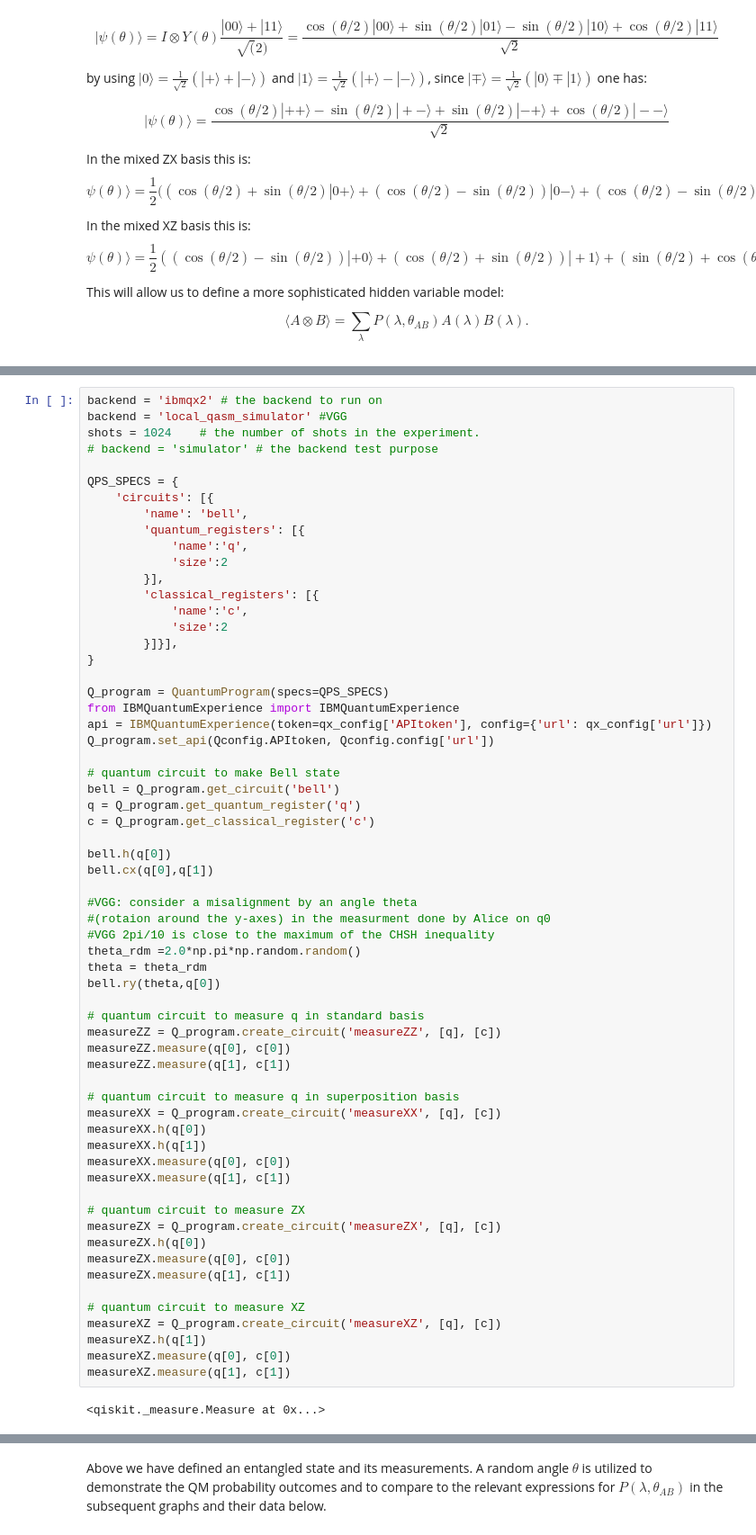
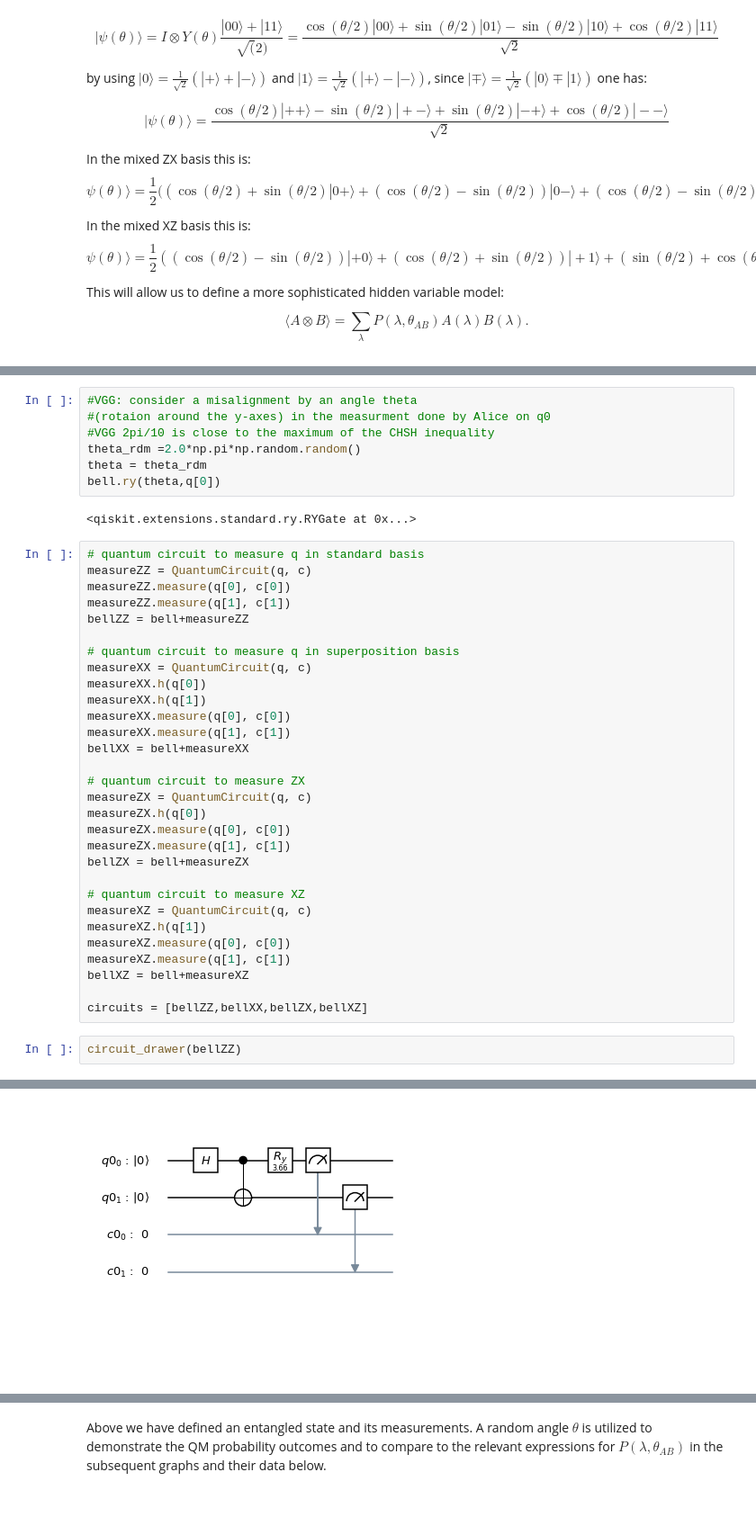
Before and after one commit to VGGatGitHub/Entanglement-Revisited, a Jupyter notebook: Entanglement_Revisited-VGG.ipynb, the cells around one changed output, grey strips where cells are left out. Shown at 90% size. Cells and saved outputs as stored; diff of their text form; blank space fills up the shorter version.

Commit message:
ipynb and its html version updated to run using the new  QISKit

```diff
--- a/Entanglement_Revisited-VGG.ipynb
+++ b/Entanglement_Revisited-VGG.ipynb
@@ -205,64 +238,42 @@ the best backend is ibmqx4 with coupling [[1, 0], [2, 0], [2, 1], [3, 2], [3, 4]
+# %%
+#VGG: consider a misalignment by an angle theta
+#(rotaion around the y-axes) in the measurment done by Alice on q0
+#VGG 2pi/10 is close to the maximum of the CHSH inequality
+theta_rdm =2.0*np.pi*np.random.random()
+theta = theta_rdm
+bell.ry(theta,q[0])
+# %% [output]
+<qiskit.extensions.standard.ry.RYGate at 0x...>
 # %%
-backend = 'ibmqx2' # the backend to run on
-backend = 'local_qasm_simulator' #VGG
-shots = 1024    # the number of shots in the experiment.
-# backend = 'simulator' # the backend test purpose
-
-QPS_SPECS = {
-    'circuits': [{
-        'name': 'bell',
-        'quantum_registers': [{
-            'name':'q',
-            'size':2
-        }],
-        'classical_registers': [{
-            'name':'c',
-            'size':2
-        }]}],
-}
-
-Q_program = QuantumProgram(specs=QPS_SPECS)
-from IBMQuantumExperience import IBMQuantumExperience
-api = IBMQuantumExperience(token=qx_config['APItoken'], config={'url': qx_config['url']})
-Q_program.set_api(Qconfig.APItoken, Qconfig.config['url'])
-
-# quantum circuit to make Bell state
-bell = Q_program.get_circuit('bell')
-q = Q_program.get_quantum_register('q')
-c = Q_program.get_classical_register('c')
-
-bell.h(q[0])
-bell.cx(q[0],q[1])
-
-#VGG: consider a misalignment by an angle theta
-#(rotaion around the y-axes) in the measurment done by Alice on q0
-#VGG 2pi/10 is close to the maximum of the CHSH inequality
-theta_rdm =2.0*np.pi*np.random.random()
-theta = theta_rdm
-bell.ry(theta,q[0])
-
 # quantum circuit to measure q in standard basis
-measureZZ = Q_program.create_circuit('measureZZ', [q], [c])
+measureZZ = QuantumCircuit(q, c)
 measureZZ.measure(q[0], c[0])
 measureZZ.measure(q[1], c[1])
+bellZZ = bell+measureZZ
 
 # quantum circuit to measure q in superposition basis
-measureXX = Q_program.create_circuit('measureXX', [q], [c])
+measureXX = QuantumCircuit(q, c)
 measureXX.h(q[0])
 measureXX.h(q[1])
 measureXX.measure(q[0], c[0])
 measureXX.measure(q[1], c[1])
+bellXX = bell+measureXX
 
 # quantum circuit to measure ZX
-measureZX = Q_program.create_circuit('measureZX', [q], [c])
+measureZX = QuantumCircuit(q, c)
 measureZX.h(q[0])
 measureZX.measure(q[0], c[0])
 measureZX.measure(q[1], c[1])
+bellZX = bell+measureZX
 
 # quantum circuit to measure XZ
-measureXZ = Q_program.create_circuit('measureXZ', [q], [c])
+measureXZ = QuantumCircuit(q, c)
 measureXZ.h(q[1])
 measureXZ.measure(q[0], c[0])
 measureXZ.measure(q[1], c[1])
+bellXZ = bell+measureXZ
+
+circuits = [bellZZ,bellXX,bellZX,bellXZ]
-# %% [output]
-<qiskit._measure.Measure at 0x...>
+# %%
+circuit_drawer(bellZZ)
+# %% [output]
@@ -268,0 +281 @@ measureXZ.measure(q[1], c[1])
+[figure, added]
```
Also changed, not shown: parts of 32 cells of this notebook, 1 other file.
